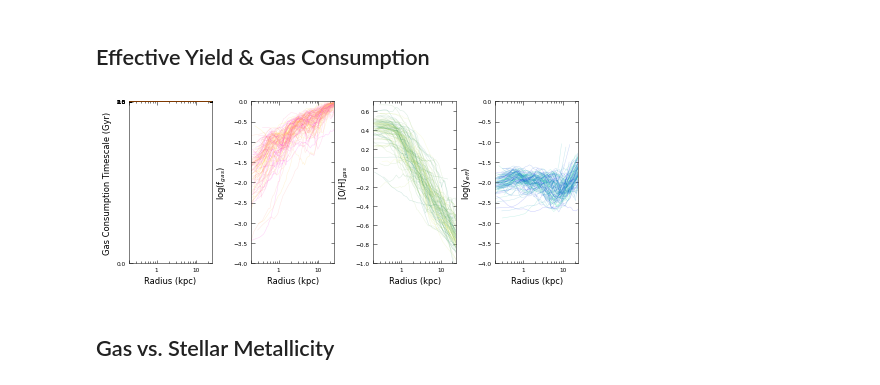
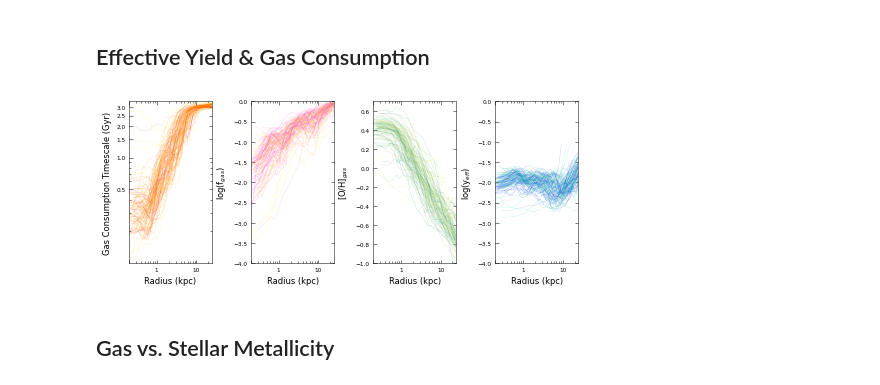
Before and after one commit to jk3sxp/Pathak_2021, a Jupyter notebook: Paper_Figures.ipynb, the cells around one changed output. Saved outputs shown, nothing was run; the diff lists cells and outputs as text; code cells hidden in the pictures.

Commit message:
finalizing paper figures

```diff
--- a/Paper_Figures.ipynb
+++ b/Paper_Figures.ipynb
@@ -1328,37 +1328,37 @@ for ax in axes:
     ax.set_xticks([0.2, 1, 10], minor=False)
     ax.set_xticklabels(['', '1', '10'])
     ax.tick_params(direction='in', which='both', bottom=True, top=True, left=True, right=True, labelsize=ftss, width=0.5) #, labelsize=ftss
     ax.set_xlabel('Radius (kpc)', fontsize=fts)
 
 # formatting
 ax1.set_ylim(-4, 0)
 ax1.set_ylabel("log(y$_{eff}$)", fontsize=fts)
 
 ax2.set_ylim(-4, 0)
 ax2.set_ylabel("log(f$_{gas}$)", fontsize=fts)
 
 ax3.set_ylabel('Gas Consumption Timescale (Gyr)', fontsize=fts)
-ax3.set_ylim(0, 3.4)
+ax3.set_ylim(0.1, 3.4)
 ax3.set_yscale('log')
-ax3.set_yticks([0.0, 0.5, 1.0, 1.5, 2.0, 2.5, 3.0])
-ax3.set_yticklabels(['0.0', '0.5', '1.0', '1.5', '2.0', '2.5', '3.0'])
+ax3.set_yticks([0.5, 1.0, 1.5, 2.0, 2.5, 3.0])
+ax3.set_yticklabels(['0.5', '1.0', '1.5', '2.0', '2.5', '3.0'])
 
 ax4.set_ylabel('[O/H]$_{gas}$', fontsize=fts)
 ax4.set_ylim(-1.0, 0.7)
 
 
 for ax in axes:
     for side in ax.spines.keys():
         ax.spines[side].set_linewidth(0.5)
 
 
 f.tight_layout(w_pad=0.4)
 
 
 plt.savefig('2022 FIGURES/yeff.png', dpi=300, bbox_inches='tight')
 plt.show()
 # %% [output]
-[figure, old version]
+[figure, new version]
 # %% [markdown]
 ## Gas vs. Stellar Metallicity
 # %%
```
Also changed, not shown: 1 other file.
